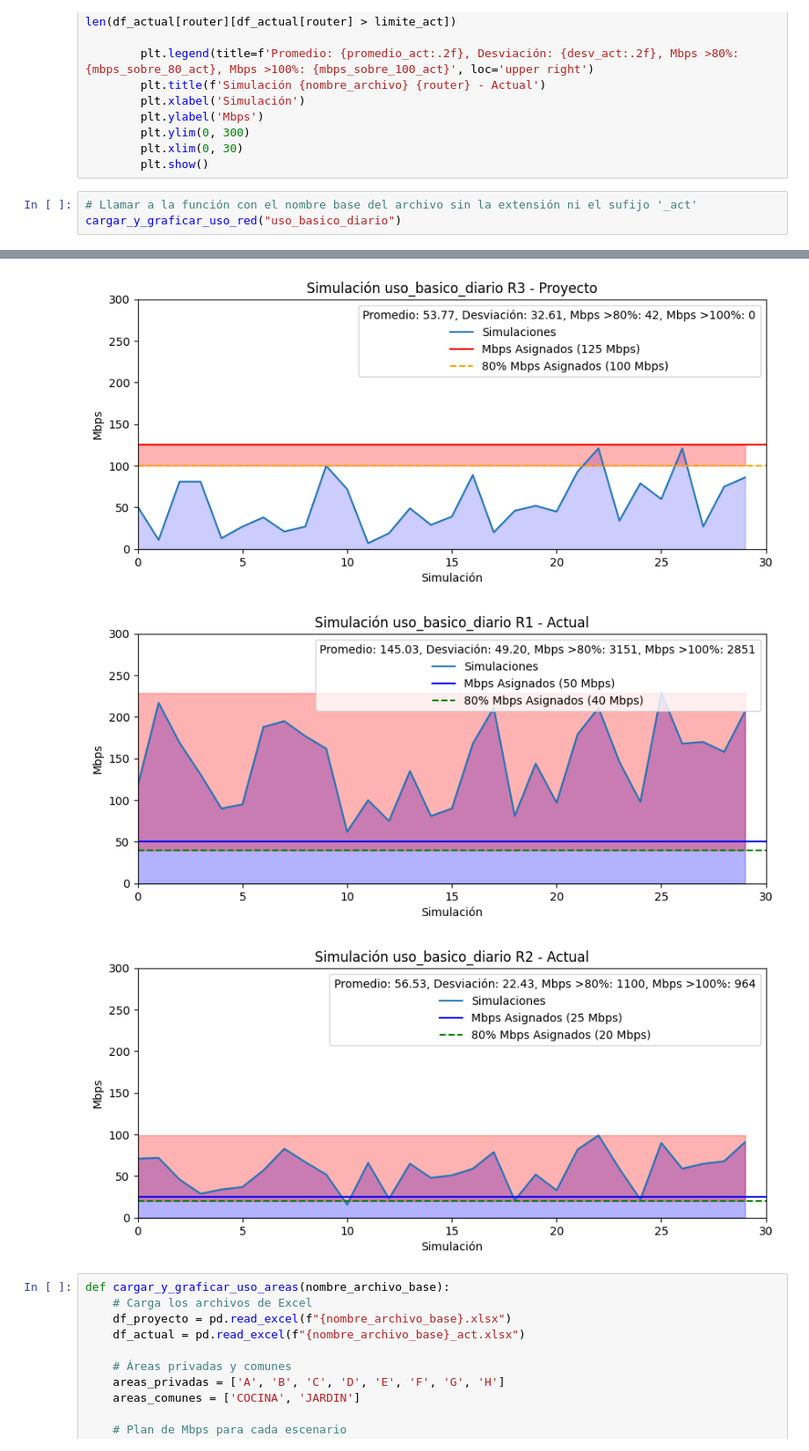
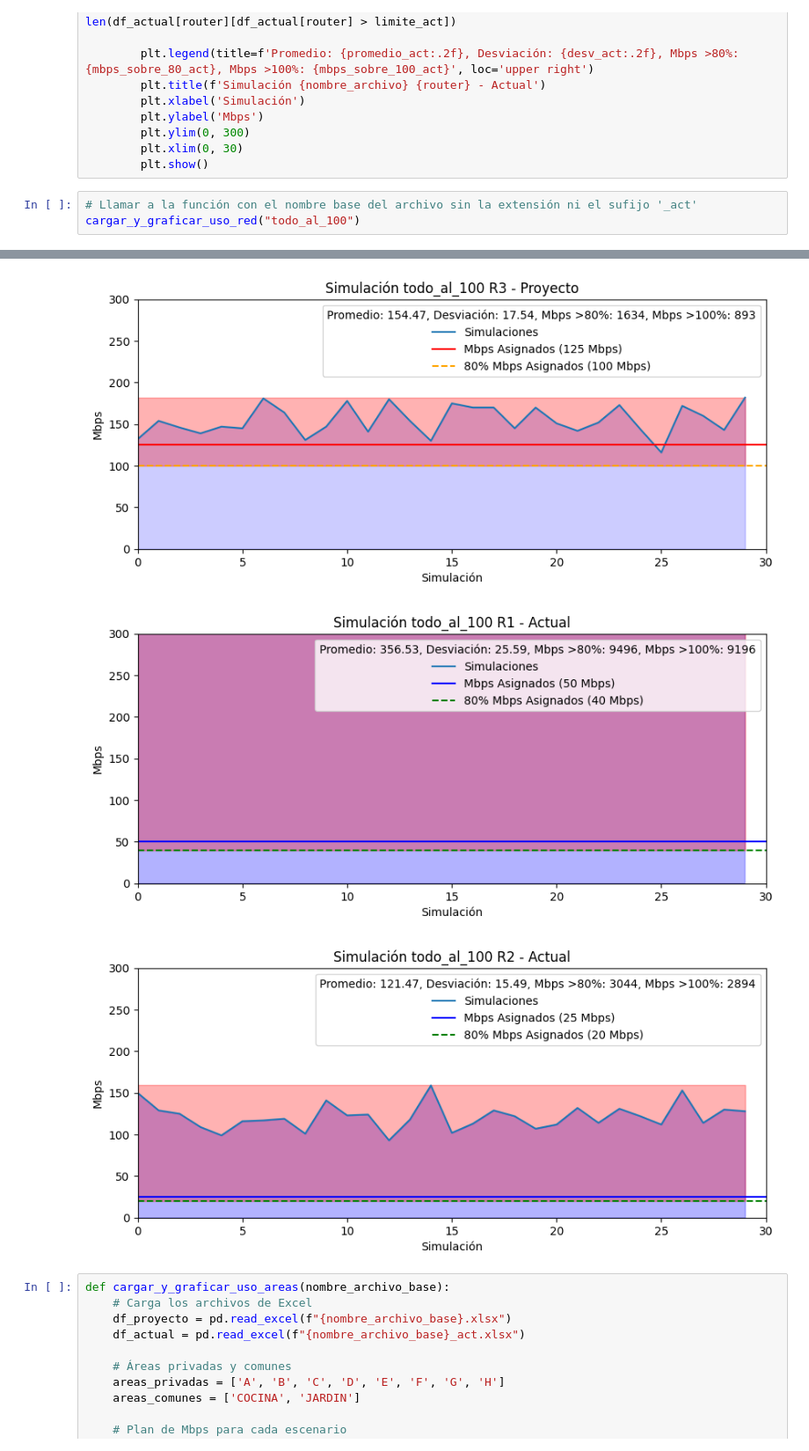
Before and after one commit to PauGarza/Simulacion-Red-Foraneos, a Jupyter notebook: resultados.ipynb, the cells around one changed output, grey strips where cells are left out. Shown at 88% size. Drawn from its saved outputs; the diff is of its cells as text.

```diff
--- a/resultados.ipynb
+++ b/resultados.ipynb
@@ -78,5 +78,5 @@ def cargar_y_graficar_uso_red(nombre_archivo):
         plt.show()
 # %%
 # Llamar a la función con el nombre base del archivo sin la extensión ni el sufijo '_act'
-cargar_y_graficar_uso_red("uso_basico_diario")
+cargar_y_graficar_uso_red("todo_al_100")
 # %% [output]
@@ -85,6 +85,6 @@ cargar_y_graficar_uso_red("uso_basico_diario")
-[figure, old version]
+[figure, new version]
-[figure, old version]
+[figure, new version]
-[figure, old version]
+[figure, new version]
 # %%
 def cargar_y_graficar_uso_areas(nombre_archivo_base):
     # Carga los archivos de Excel
```
Also changed, not shown: parts of 2 cells of this notebook, 4 other files.
